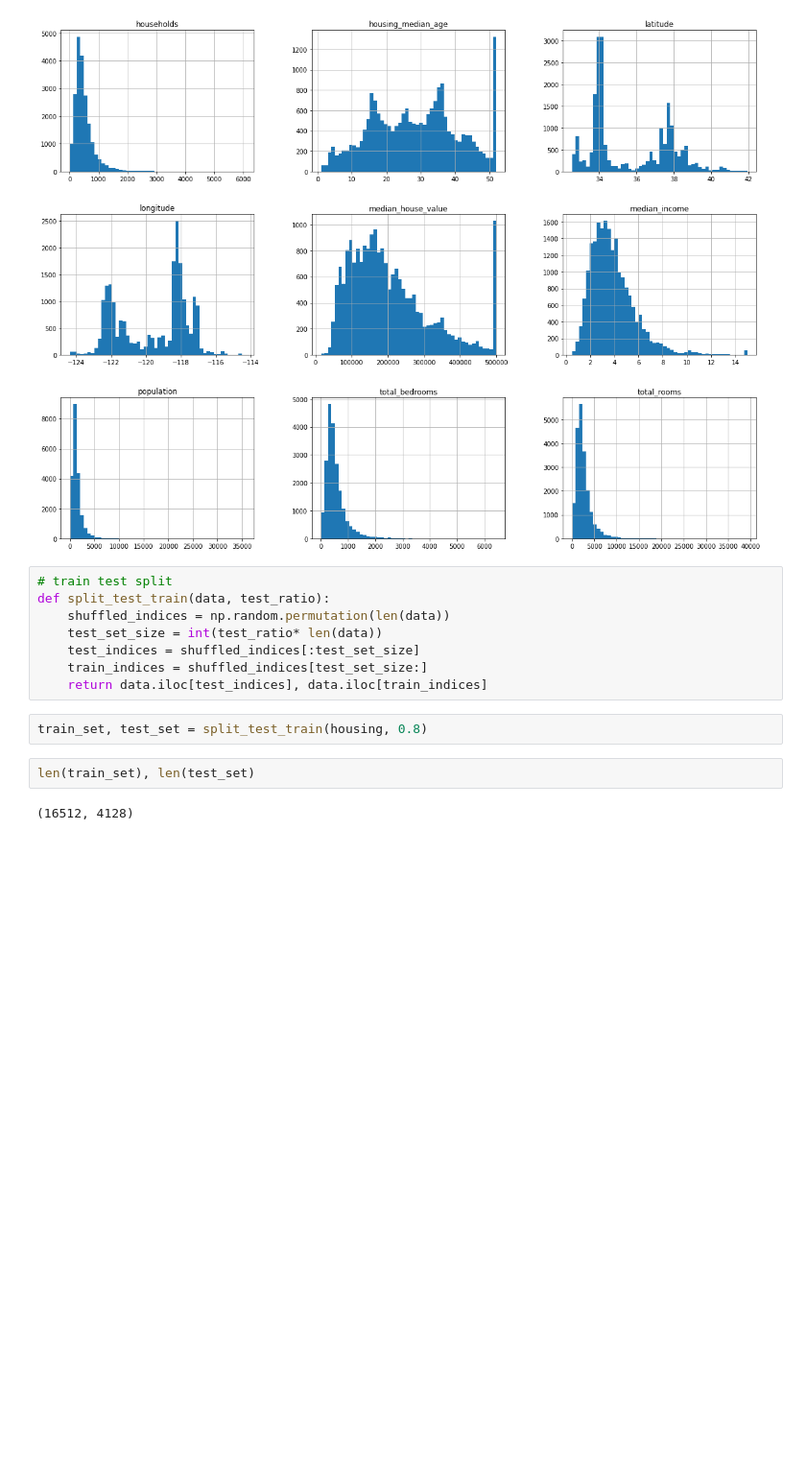
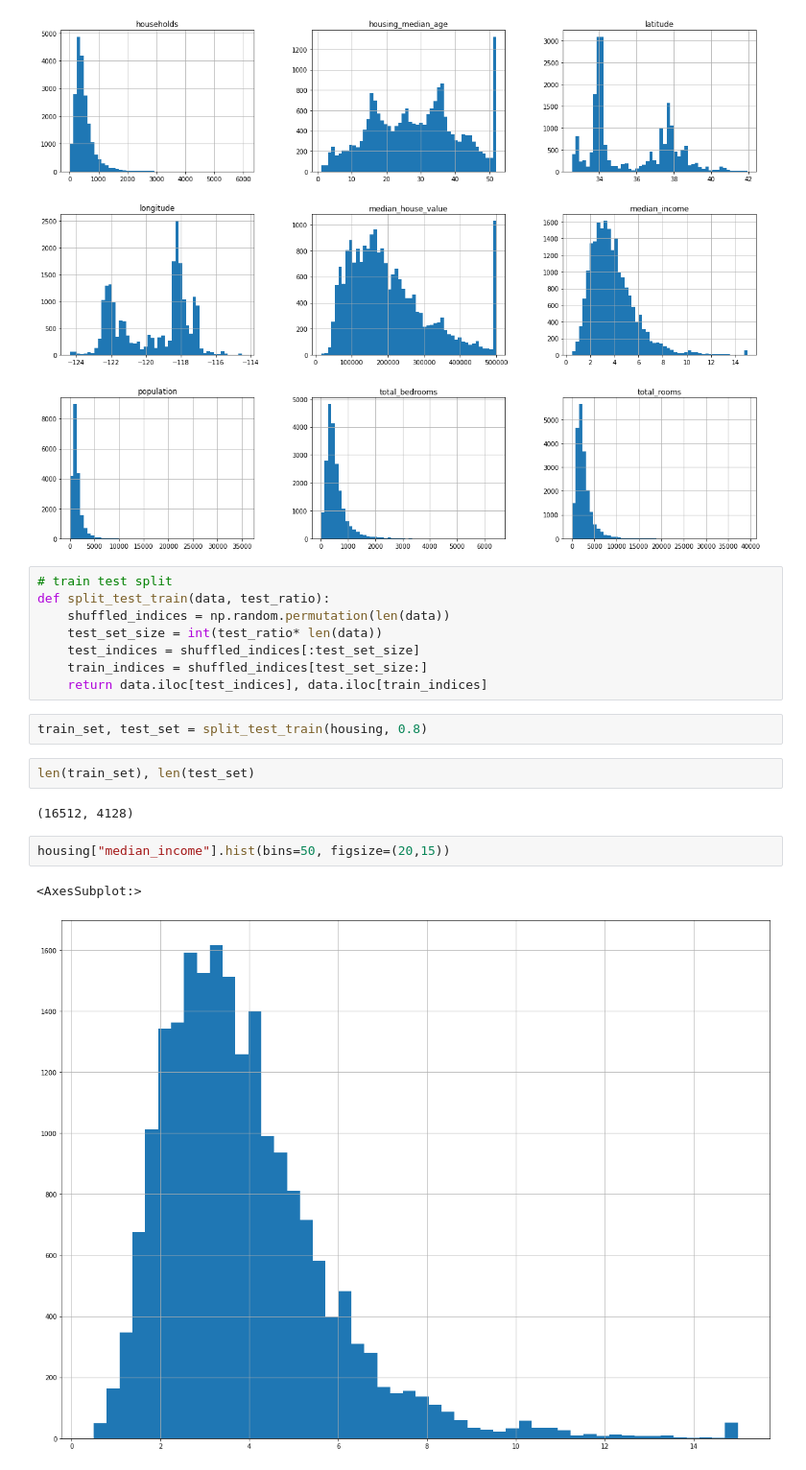
Before and after one commit to mmrbulbul/homl2, a Jupyter notebook: homl chapter 2.ipynb, the cells around one changed output. Shown: that part at 96% size. Saved outputs shown, nothing was run; the diff lists cells and outputs as text; blank space fills up the shorter version.

```diff
--- a/homl chapter 2.ipynb
+++ b/homl chapter 2.ipynb
@@ -107,3 +107,8 @@ train_set, test_set = split_test_train(housing, 0.8)
 len(train_set), len(test_set)
 # %% [output]
 (16512, 4128)
+# %%
+housing["median_income"].hist(bins=50, figsize=(20,15))
+# %% [output]
+<AxesSubplot:>
+[figure, added]
```
Also changed, not shown: parts of 7 cells of this notebook.
